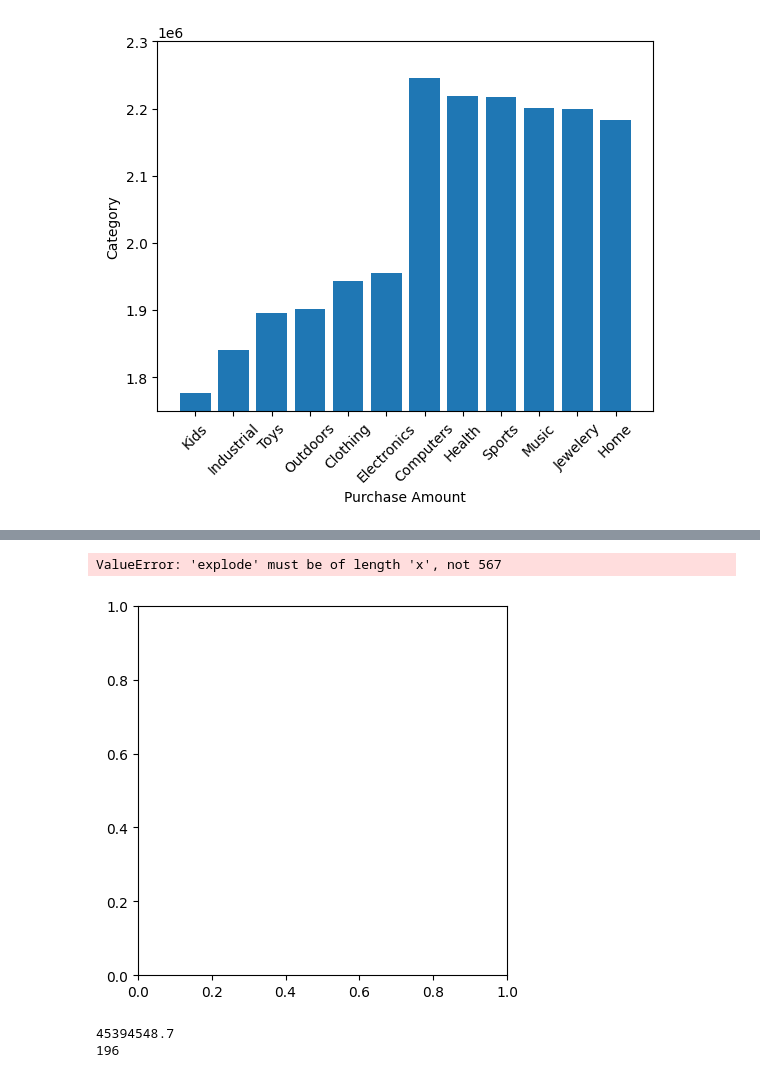
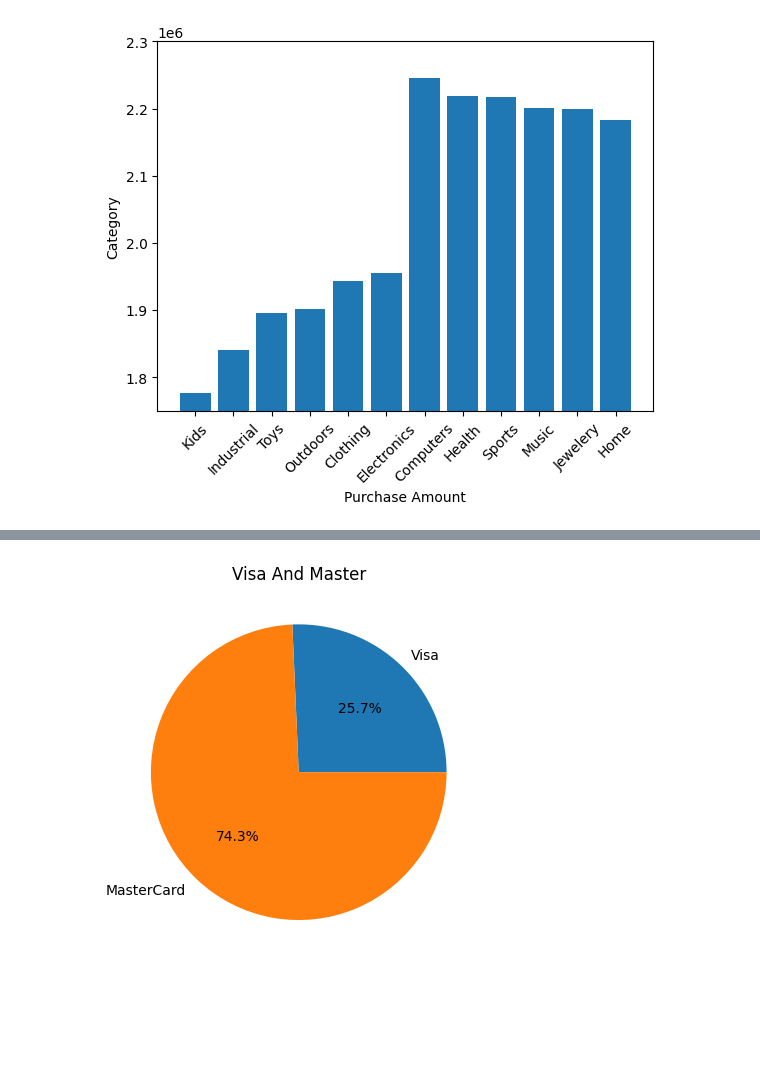
Before and after one commit to ElidaDev/AllLangs-Eli, a Jupyter notebook: Data/BellRingers/Untitled.ipynb, the cells around one changed output, grey strips where cells are left out. Drawn from its saved outputs; the diff is of its cells as text; code cells hidden in the pictures; blank space fills up the shorter version.

```diff
--- a/Data/BellRingers/Untitled.ipynb
+++ b/Data/BellRingers/Untitled.ipynb
@@ -139,8 +139,10 @@ df = pd.read_csv("Data/EstoreData.csv")
 dfV = df[df["card"].astype(str).str.contains(pattern, na=False)]
 pattern = r'5\..*'
 dfM = df[df["card"].astype(str).str.contains(pattern, na=False)]
-visas = list(dfV["card"])
-masters= list(dfM["card"])
+visas = len(list(dfV["card"]))
+masters= len(list(dfM["card"]))
+labels = ["Visa", "MasterCard"]
+sizes = [visas, masters]
 # %%
 print(visas)
 print(masters)
@@ -172,13 +152,7 @@ print(costs,"\n",depts)
 # %%
-plt.pie(visas,masters)
+#Chatgpt helped with how to setup the pie chart
+plt.pie(sizes,labels=labels, autopct="%1.1f%%")
 plt.title("Visa And Master")
 plt.show()
 # %% [output]
-ValueError: 'explode' must be of length 'x', not 567
-[figure, old version]
+[figure, new version]
-# %%
-print(sum(costs))
-print(len(visas))
-# %% [output]
-45394548.7
-196
```
Also changed, not shown: parts of 22 cells of this notebook, 6 other files.
